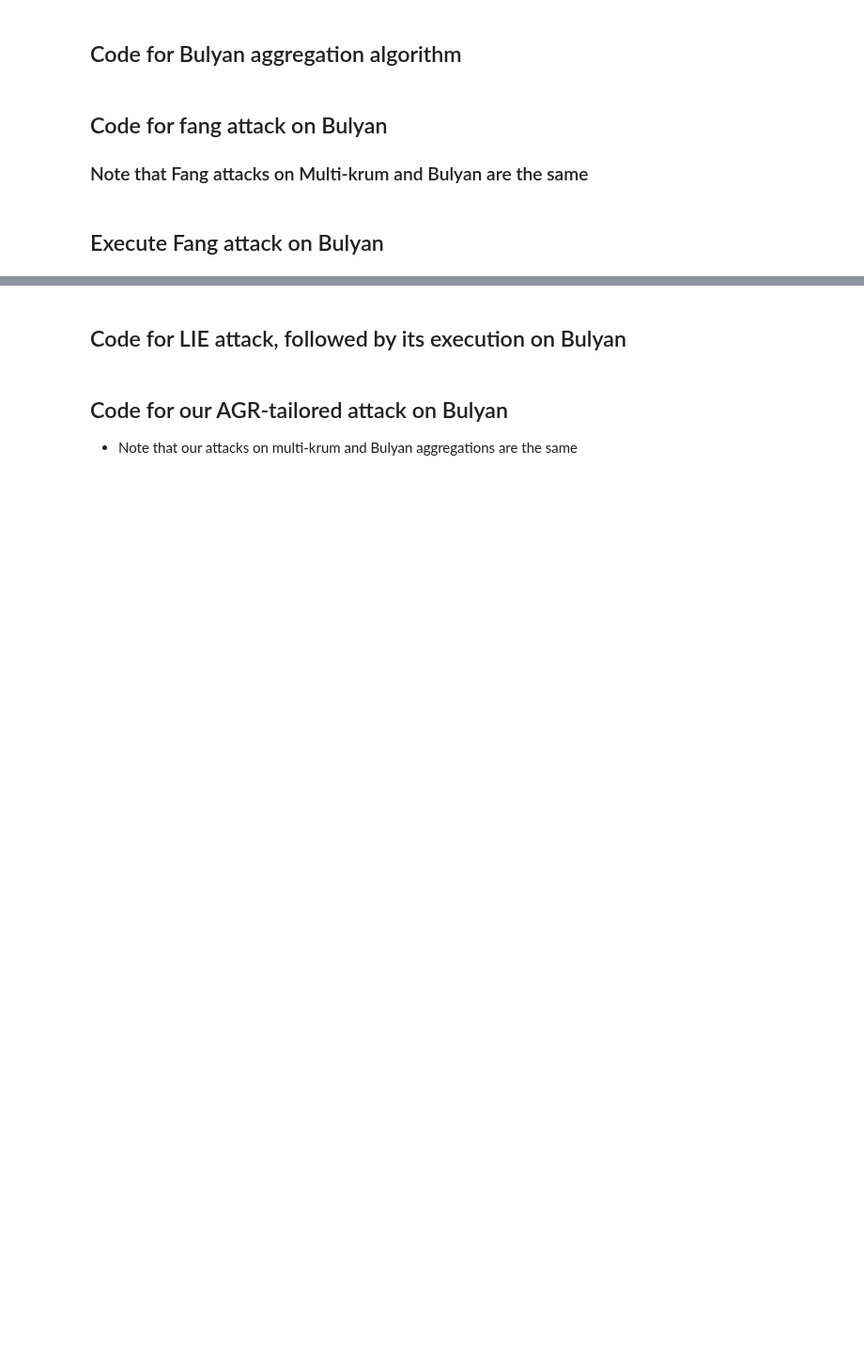
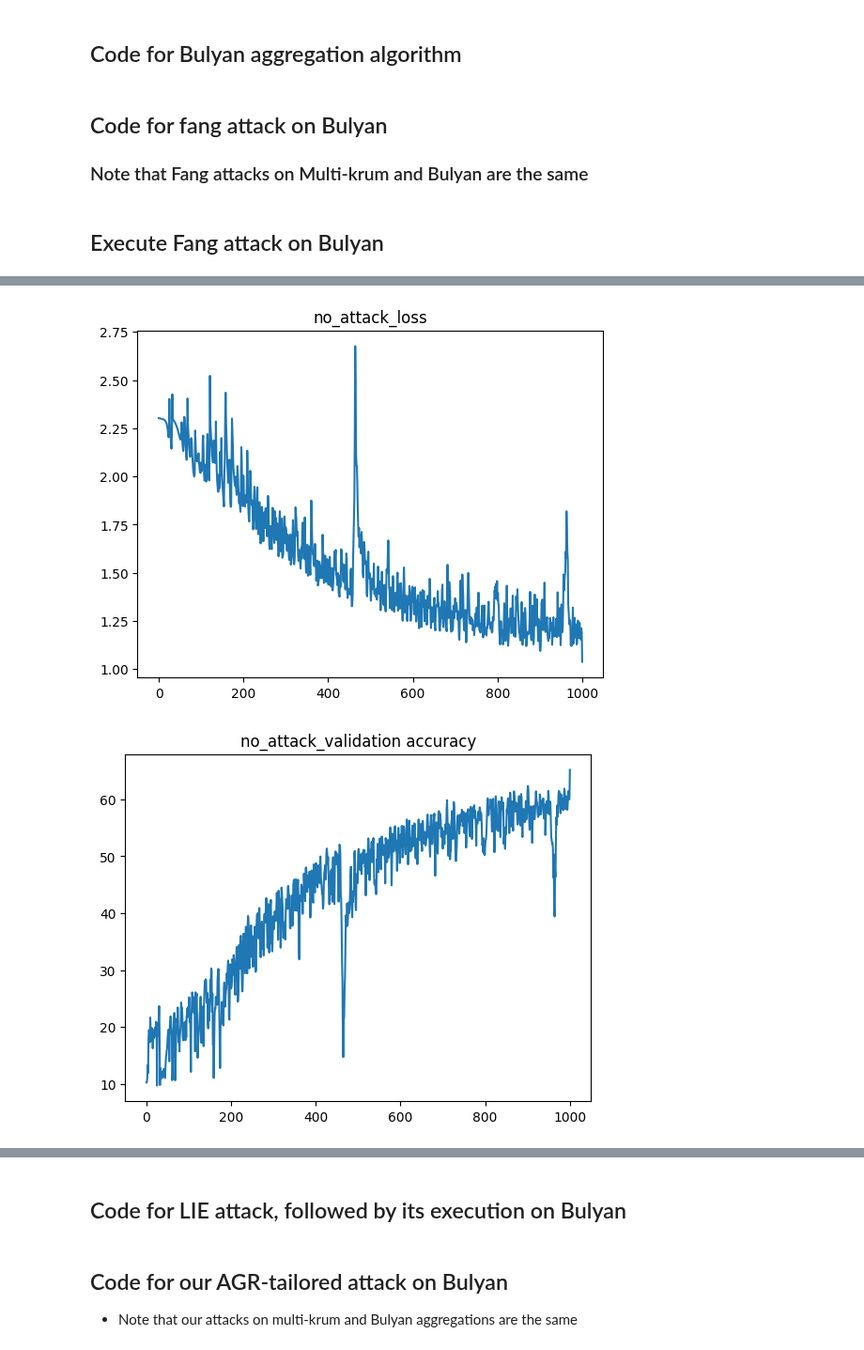
Before and after one commit to HizanLi/CPEN497-FL, a Jupyter notebook: cifar10/release-fedsgd-alexnet-bulyan-unknown-benign-gradients.ipynb, the cells around one changed output, grey strips where cells are left out. Shown at 94% size. Drawn from its saved outputs; the diff is of its cells as text; code cells hidden in the pictures; blank space fills up the shorter version.

Commit message:
run no attack

```diff
--- a/cifar10/release-fedsgd-alexnet-bulyan-unknown-benign-gradients.ipynb
+++ b/cifar10/release-fedsgd-alexnet-bulyan-unknown-benign-gradients.ipynb
@@ -277,7 +277,7 @@ def get_malicious_updates_fang(all_updates, model_re, deviation, n_attackers):
 # %%
 batch_size=250
 resume=0
-nepochs=100
+nepochs=1000
 schedule=[1000]
 nbatches = user_tr_len//batch_size
 
@@ -308,6 +308,7 @@ for n_attacker in n_attackers:
     fed_model, _ = return_model(arch, 0.1, 0.9, parallel=False)
     optimizer_fed = SGD(fed_model.parameters(), lr=fed_lr)
 
+    df = pd.DataFrame(columns = ['epoch', 'loss', 'validation accuracy', 'best validation accuracy'])
     while epoch_num <= nepochs:
         user_grads=[]
         if not epoch_num and epoch_num%nbatches == 0:
@@ -372,7 +373,7 @@ for n_attacker in n_attackers:
             print(malicious_grads.shape)
             sys.exit()
 
-        agg_grads, krum_candidate=bulyan(malicious_grads, n_attacker)
+        agg_grads, krum_candidate=bulyan(malicious_grads, 0)
 
         del user_grads
 
@@ -402,5 +403,12 @@ for n_attacker in n_attackers:
 
 
         print('epoch: %d, %s: at %s n_at %d n_mal_sel %d e %d | val loss %.4f val acc %.4f best val_acc %f'%(epoch_num, aggregation, at_type, n_attacker, np.sum(krum_candidate < n_attacker), epoch_num, val_loss, val_acc, best_global_acc))
-
+        new_row = pd.DataFrame([{
+            'epoch': epoch_num,
+            'loss': val_loss,
+            'validation accuracy': val_acc,
+            'best validation accuracy': best_global_acc
+            }])
+        df = pd.concat([df, new_row], ignore_index=True)
+        df.to_csv('./no_attack.csv', index=False)
         epoch_num+=1
@@ -406,0 +434,12 @@ for n_attacker in n_attackers:
+# %%
+import matplotlib.pyplot as plt
+
+# Plotting the data
+for col in ['loss', 'validation accuracy', 'best validation accuracy']:
+    plt.plot(df['epoch'].tolist(), df[col].tolist())
+    plt.title("no_attack_"+col)
+    plt.savefig('./no_attack_' + col + '.png')
+    plt.show()
+# %% [output]
+[figure, added]
+[figure, added]
```
Also changed, not shown: parts of 2 cells of this notebook, 4 other files.
